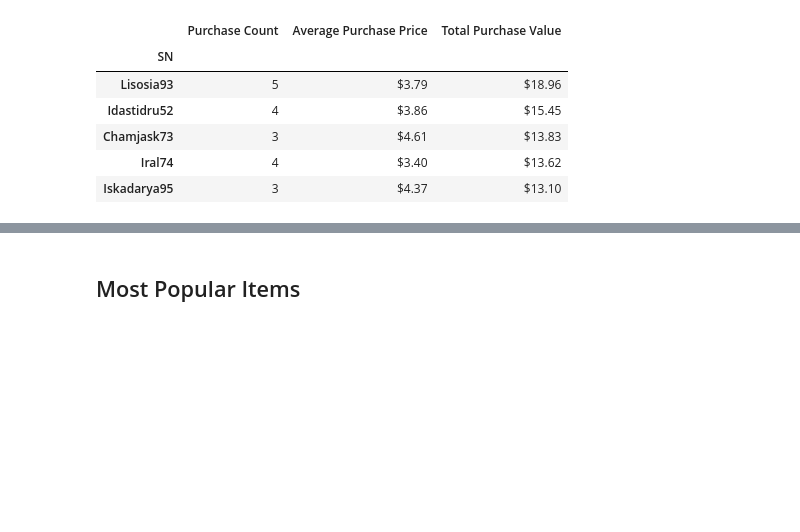
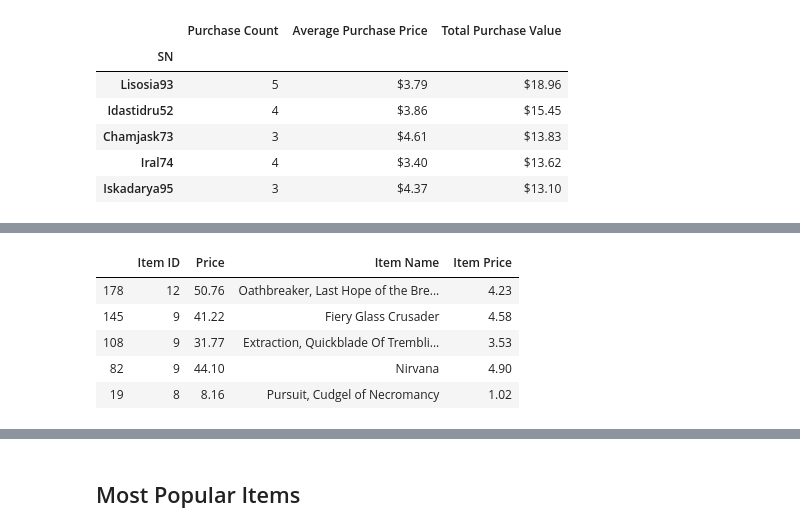
Before and after one commit to maheshdivan/pandas-challenge, a Jupyter notebook: HeroesOfPymoli_starter-solved.ipynb, the cells around one changed output, grey strips where cells are left out. Cells and saved outputs as stored; diff of their text form; code cells hidden in the pictures; blank space fills up the shorter version.

```diff
--- a/HeroesOfPymoli_starter-solved.ipynb
+++ b/HeroesOfPymoli_starter-solved.ipynb
@@ -423,3 +460,13 @@ Name: Price, Length: 183, dtype: float64
 | Chamjask73 | 3 | $4.61 | $13.83 |
 | Iral74 | 4 | $3.40 | $13.62 |
 | Iskadarya95 | 3 | $4.37 | $13.10 |
+# %%
+data6=purchase_data["Item ID"].value_counts()
+data6
+
+data7=purchase_data.groupby("Item ID")["Price"].sum()
+data7
+
+
+data8=purchase_data.groupby("Item ID")["Item Name"]
+data8.max()
@@ -425,0 +487,15 @@ Name: Price, Length: 183, dtype: float64
+# %%
+data9=pd.concat([data6,data7,data8.max()],axis=1)
+data9
+
+data10=data9.sort_values(by="Item ID",ascending=False)
+data10["Item Price"] = data10["Price"]/data10["Item ID"]
+
+data10.head(5)
+# %% [output]
+|  | Item ID | Price | Item Name | Item Price |
+| 178 | 12 | 50.76 | Oathbreaker, Last Hope of the Bre... | 4.23 |
+| 145 | 9 | 41.22 | Fiery Glass Crusader | 4.58 |
+| 108 | 9 | 31.77 | Extraction, Quickblade Of Trembli... | 3.53 |
+| 82 | 9 | 44.10 | Nirvana | 4.90 |
+| 19 | 8 | 8.16 | Pursuit, Cudgel of Necromancy | 1.02 |
```
Also changed, not shown: parts of 11 cells of this notebook.
